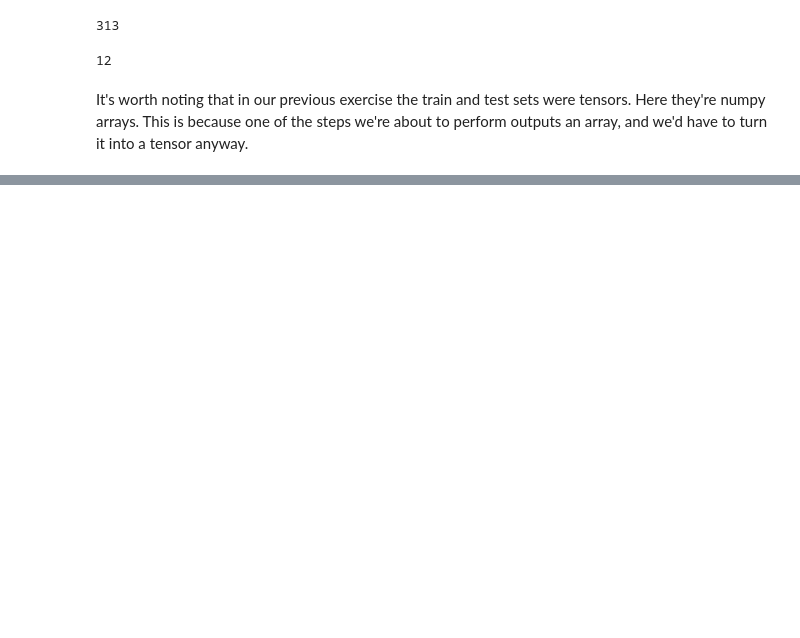
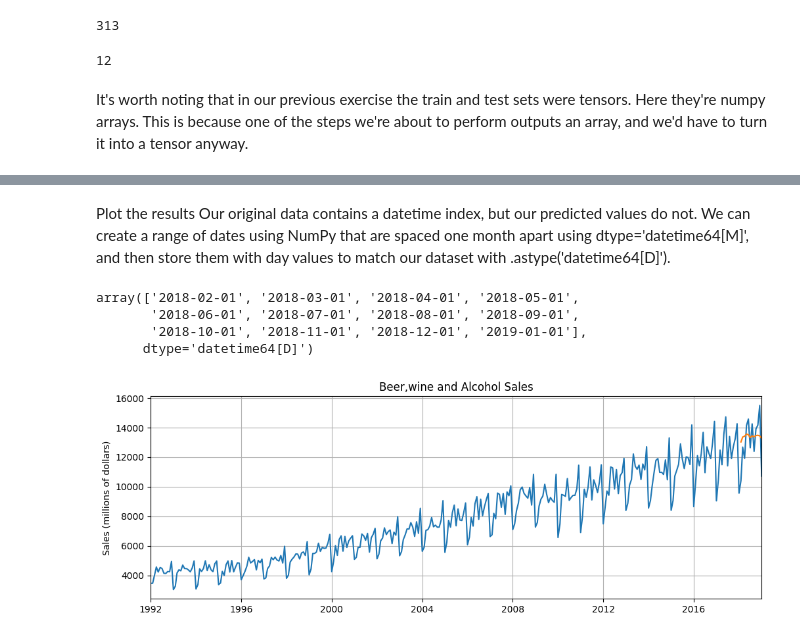
Before and after one commit to Suryasadasivam/Time_series_practice, a Jupyter notebook: Time_series_forecasting_LSTMS.ipynb, the cells around one changed output, grey strips where cells are left out. Cells and saved outputs as stored; diff of their text form; code cells hidden in the pictures; blank space fills up the shorter version.

```diff
--- a/Time_series_forecasting_LSTMS.ipynb
+++ b/Time_series_forecasting_LSTMS.ipynb
@@ -119,0 +247,6 @@ It's worth noting that in our previous exercise the train and test sets were ten
+# %%
+predictorModel=SalesPredictor()
+criterion=nn.MSELoss()
+optimizer=torch.optim.Adam(predictorModel.parameters(),lr=0.001)
+
+predictorModel
@@ -119,0 +295,13 @@ It's worth noting that in our previous exercise the train and test sets were ten
+# %%
+future=12
+
+preds=train_norm[-window_size:].tolist()
+
+predictorModel.eval()
+
+for i in range(future):
+    seq=torch.FloatTensor(preds[-window_size:])
+    with torch.no_grad():
+        predictorModel.hidden=(torch.zeros(1,1,predictorModel.hidden_size),
+                               torch.zeros(1,1,predictorModel.hidden_size))
+        preds.append(predictorModel(seq).item())
@@ -119,0 +328,3 @@ It's worth noting that in our previous exercise the train and test sets were ten
+# %%
+true_prediction=scaler.inverse_transform(np.array(preds[window_size:]).reshape(-1,1))
+true_prediction=true_prediction.squeeze()
@@ -119,0 +354,22 @@ It's worth noting that in our previous exercise the train and test sets were ten
+# %% [markdown]
+Plot the results
+Our original data contains a datetime index, but our predicted values do not. We can create a range of dates using NumPy that are spaced one month apart using dtype='datetime64[M]', and then store them with day values to match our dataset with .astype('datetime64[D]').
+# %%
+x=np.arange('2018-02-01','2019-02-01',dtype='datetime64[M]').astype('datetime64[D]')
+x
+# %% [output]
+array(['2018-02-01', '2018-03-01', '2018-04-01', '2018-05-01',
+       '2018-06-01', '2018-07-01', '2018-08-01', '2018-09-01',
+       '2018-10-01', '2018-11-01', '2018-12-01', '2019-01-01'],
+      dtype='datetime64[D]')
+# %%
+plt.figure(figsize=(12,4))
+plt.title('Beer,wine and Alcohol Sales')
+plt.ylabel('Sales (millions of dollars)')
+plt.grid(True)
+plt.autoscale(axis='x',tight=True)
+plt.plot(df['S4248SM144NCEN'])
+plt.plot(x,true_prediction)
+plt.show()
+# %% [output]
+[figure, added]
```
Also changed, not shown: parts of 24 cells of this notebook.
